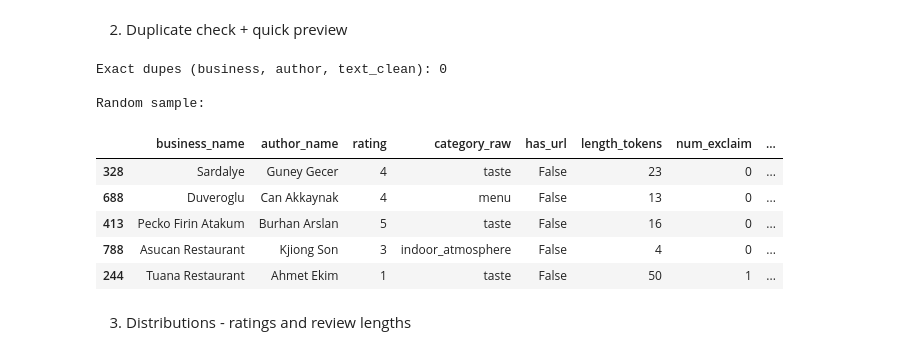
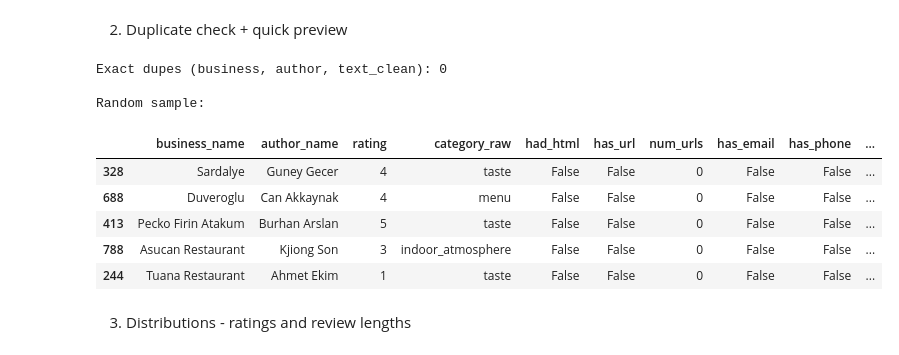
Before and after one commit to popova-mariia/tiktok-techjam-2025, a Jupyter notebook: notebooks/01_eda.ipynb, the cells around one changed output. Drawn from its saved outputs; the diff is of its cells as text; code cells hidden in the pictures.

```diff
--- a/notebooks/01_eda.ipynb
+++ b/notebooks/01_eda.ipynb
@@ -64,0 +44,11 @@ dtype: int64
+# %%
+print(df.info())
+print("\nMissing values:\n", df.isna().sum().sort_values(ascending=False))
+
+# New provenance flags (fractions)
+print("\nProvenance flags (%):")
+for c in ["had_html","has_url","has_email","has_phone","contains_coupon",
+          "is_empty_text_raw","is_empty_text_clean","is_rating_only","is_exact_dupe"]:
+    if c in df.columns:
+        v = (df[c].astype(float).mean()*100) if df[c].dtype != "Int64" else (df[c].fillna(0).astype(bool).mean()*100)
+        print(f"  {c:22} {v:5.2f}%")
@@ -67,20 +75,27 @@ dtype: int64
 # %%
 dupes = df.duplicated(subset=["business_name","author_name","text_clean"]).sum()
 print("Exact dupes (business, author, text_clean):", dupes)
 
 print("\nRandom sample:")
-cols = ["business_name","author_name","rating","category_raw","has_url","length_tokens","num_exclaim","num_caps_tokens","text_clean"]
-display(df[cols].sample(min(5, len(df)), random_state=42))
+cols = [
+    "business_name","author_name","rating","category_raw",
+    "had_html","has_url","num_urls","has_email","has_phone","contains_coupon",
+    "is_short","num_exclaim","num_question","num_caps_tokens",
+    "is_empty_text_clean","is_rating_only","is_exact_dupe","dupe_count",
+    "text_clean"
+]
+existing = [c for c in cols if c in df.columns]
+display(df[existing].sample(min(5, len(df)), random_state=42))
 # %% [output]
 Exact dupes (business, author, text_clean): 0
 
 Random sample:
-|  | business_name | author_name | rating | category_raw | has_url | length_tokens | num_exclaim | ... |
-| 328 | Sardalye | Guney Gecer | 4 | taste | False | 23 | 0 | ... |
-| 688 | Duveroglu | Can Akkaynak | 4 | menu | False | 13 | 0 | ... |
-| 413 | Pecko Firin Atakum | Burhan Arslan | 5 | taste | False | 16 | 0 | ... |
-| 788 | Asucan Restaurant | Kjiong Son | 3 | indoor_atmosphere | False | 4 | 0 | ... |
-| 244 | Tuana Restaurant | Ahmet Ekim | 1 | taste | False | 50 | 1 | ... |
+|  | business_name | author_name | rating | category_raw | had_html | has_url | num_urls | has_email | has_phone | ... |
+| 328 | Sardalye | Guney Gecer | 4 | taste | False | False | 0 | False | False | ... |
+| 688 | Duveroglu | Can Akkaynak | 4 | menu | False | False | 0 | False | False | ... |
+| 413 | Pecko Firin Atakum | Burhan Arslan | 5 | taste | False | False | 0 | False | False | ... |
+| 788 | Asucan Restaurant | Kjiong Son | 3 | indoor_atmosphere | False | False | 0 | False | False | ... |
+| 244 | Tuana Restaurant | Ahmet Ekim | 1 | taste | False | False | 0 | False | False | ... |
 # %% [markdown]
 3) Distributions - ratings and review lengths
 # %%
```
Also changed, not shown: parts of 9 cells of this notebook, 1 other file.
